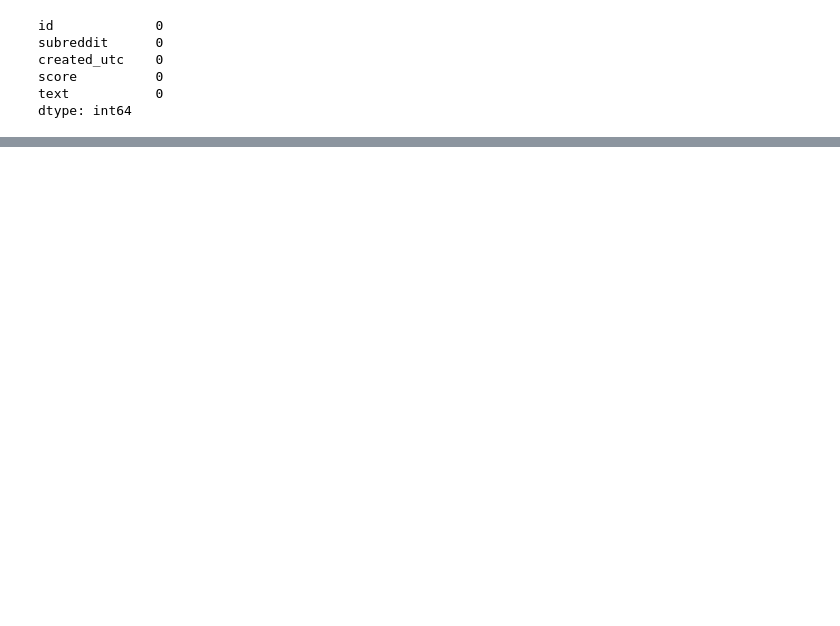
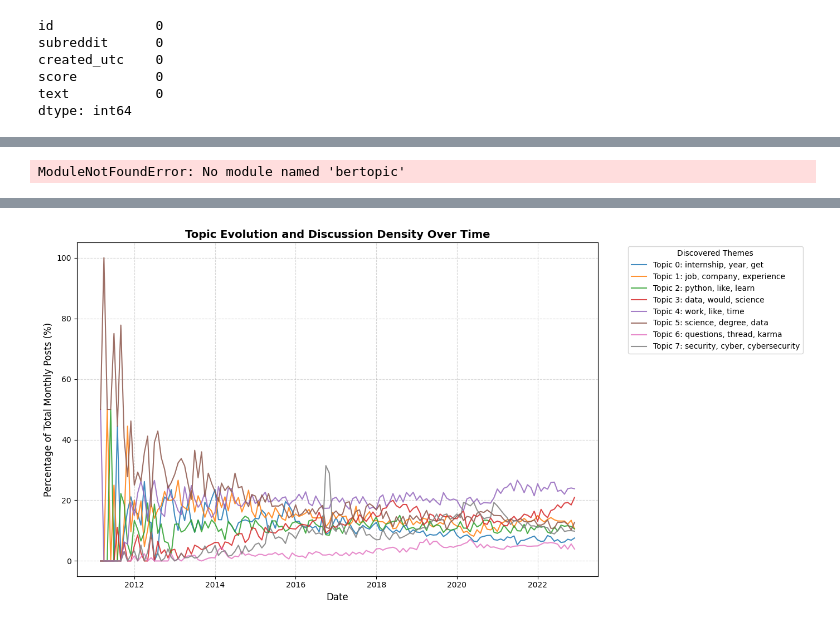
Before and after one commit to Medo-SM/reddit-carrer-sentiment-analysis, a Jupyter notebook: notebooks/1.0_data_exploration.ipynb, the cells around one changed output, grey strips where cells are left out. Saved outputs shown, nothing was run; the diff lists cells and outputs as text; code cells hidden in the pictures; blank space fills up the shorter version.

Commit message:
Fixed the pipeline and started with models experimentation

```diff
--- a/notebooks/1.0_data_exploration.ipynb
+++ b/notebooks/1.0_data_exploration.ipynb
@@ -286,0 +382,16 @@ plt.savefig("word_frequency_bar_chart.png", dpi=300)
+# %%
+from bertopic import BERTopic
+
+# Convert your reassembled Series to a standard Python list of strings
+docs = df['cleaned_text'].tolist()
+
+# Initialize BERTopic. Using default 'all-MiniLM-L6-v2' (fast, lightweight & highly effective)
+topic_model = BERTopic(calculate_probabilities=False, verbose=True)
+
+# Fit the model and extract assignments
+topics, probs = topic_model.fit_transform(docs)
+
+# Add the resulting topic IDs back to your main dataframe
+df['topic'] = topics
+# %% [output]
+ModuleNotFoundError: No module named 'bertopic'
@@ -286,0 +414,63 @@ plt.savefig("word_frequency_bar_chart.png", dpi=300)
+# %%
+import pandas as pd
+import numpy as np
+import matplotlib.pyplot as plt
+from sklearn.feature_extraction.text import CountVectorizer
+from sklearn.decomposition import LatentDirichletAllocation
+
+# 1. Convert text to a bag-of-words matrix
+# max_df=0.95 ignores words that appear in more than 95% of documents (like 'the', 'reddit')
+# min_df=5 ignores words that appear fewer than 5 times total to keep data small
+print("Vectorizing text... (this stays local and offline)")
+vectorizer = CountVectorizer(max_df=0.95, min_df=5)
+tf_matrix = vectorizer.fit_transform(df['cleaned_text'])
+
+# 2. Initialize and fit LDA (Let's target 8 core topics for clarity)
+# n_jobs=-1 forces the math to use both cores of your i5 processor
+num_topics = 8
+print(f"Fitting LDA model with {num_topics} topics...")
+lda_model = LatentDirichletAllocation(n_components=num_topics, random_state=42, n_jobs=-1)
+lda_output = lda_model.fit_transform(tf_matrix)
+
+# 3. Assign the dominant topic ID back to our main dataframe
+df['topic_id'] = lda_output.argmax(axis=1)
+
+# 4. Extract and print the top keywords for each topic
+print("\n--- Discovered Topics ---")
+words = vectorizer.get_feature_names_out()
+topic_keywords = {}
+
+for topic_idx, topic in enumerate(lda_model.components_):
+    top_words = [words[i] for i in topic.argsort()[:-11:-1]] # Top 10 words
+    topic_keywords[topic_idx] = ", ".join(top_words[:3])     # Save top 3 for chart labels
+    print(f"Topic {topic_idx}: {', '.join(top_words)}")
+
+#Step 2: Plot the Topic Evolution Over Time
+
+# Now that every Reddit post has a designated topic_id, we can chart the popularity of these topics month-by-month to see how public perception and discussions shifted over the years.
+# Python
+
+# 1. Group by month and topic, then count how many posts belong to each topic
+monthly_topics = df.groupby([df['created_utc'].dt.to_period('M'), 'topic_id']).size().unstack(fill_value=0)
+
+# 2. Convert raw counts to percentages per month so volume spikes don't distort the trend
+monthly_trends_pct = monthly_topics.div(monthly_topics.sum(axis=1), axis=0) * 100
+
+# 3. Plot the temporal evolution
+plt.figure(figsize=(14, 7))
+
+for topic_id in monthly_trends_pct.columns:
+    # Use the top keywords as the line label in our legend
+    label_name = f"Topic {topic_id}: {topic_keywords[topic_id]}"
+    plt.plot(monthly_trends_pct.index.to_timestamp(), monthly_trends_pct[topic_id], label=label_name, alpha=0.85)
+
+# Styling and Details
+plt.title("Topic Evolution and Discussion Density Over Time", fontsize=14, fontweight='bold')
+plt.ylabel("Percentage of Total Monthly Posts (%)", fontsize=12)
+plt.xlabel("Date", fontsize=12)
+plt.grid(True, linestyle='--', alpha=0.5)
+plt.legend(title="Discovered Themes", bbox_to_anchor=(1.05, 1), loc='upper left')
+
+plt.tight_layout()
+plt.show()
+# %% [output]
@@ -286,0 +489 @@ plt.savefig("word_frequency_bar_chart.png", dpi=300)
+[figure, added]
```
Also changed, not shown: parts of 15 cells of this notebook, 1 other file.
